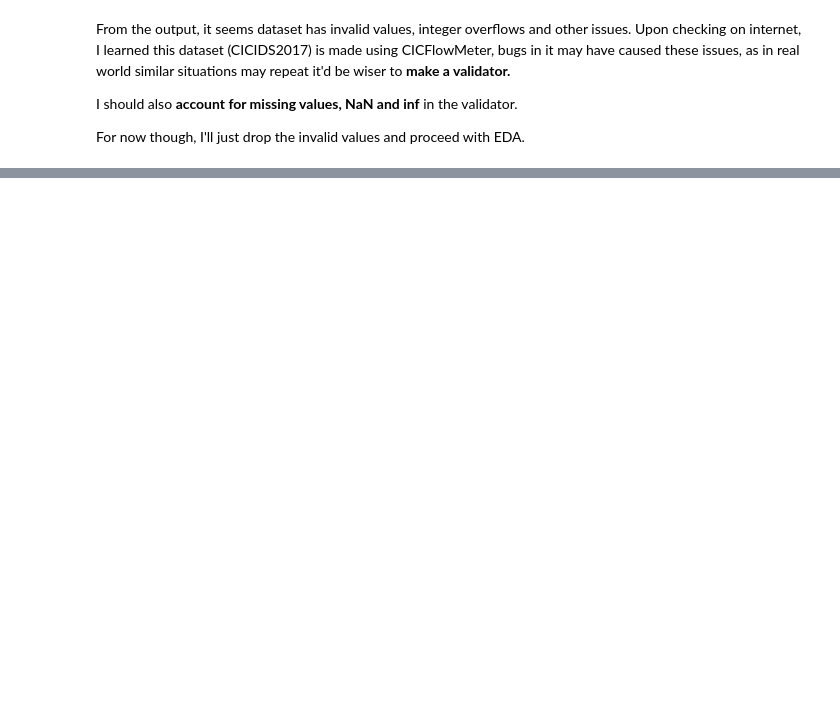
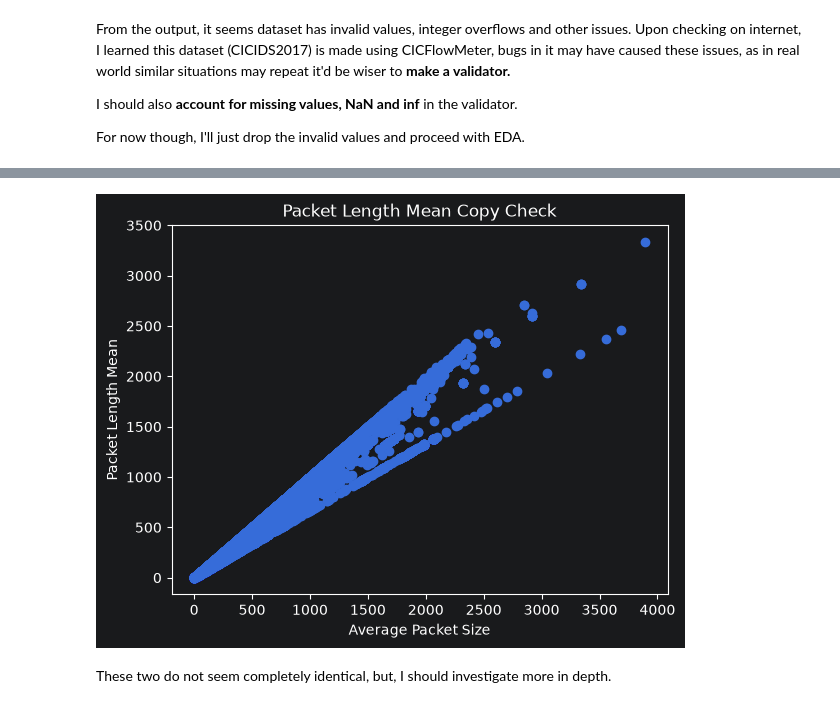
Before and after one commit to CoderHarshDew/Harsh_Dewangan_PBEL_3.0, a Jupyter notebook: notebooks/exploratory_data_analysis.ipynb, the cells around one changed output, grey strips where cells are left out. Cells and saved outputs as stored; diff of their text form; code cells hidden in the pictures; blank space fills up the shorter version.

```diff
--- a/notebooks/exploratory_data_analysis.ipynb
+++ b/notebooks/exploratory_data_analysis.ipynb
@@ -150,0 +183,11 @@ For now though, I'll just drop the invalid values and proceed with EDA.
+# %%
+plt.scatter(df['Average Packet Size'], df['Packet Length Mean'])
+plt.title("Packet Length Mean Copy Check")
+plt.xlabel("Average Packet Size")
+plt.ylabel("Packet Length Mean")
+
+plt.show()
+# %% [output]
+[figure, added]
+# %% [markdown]
+These two do not seem completely identical, but, I should investigate more in depth.
```
Also changed, not shown: parts of 10 cells of this notebook, 1 other file.
